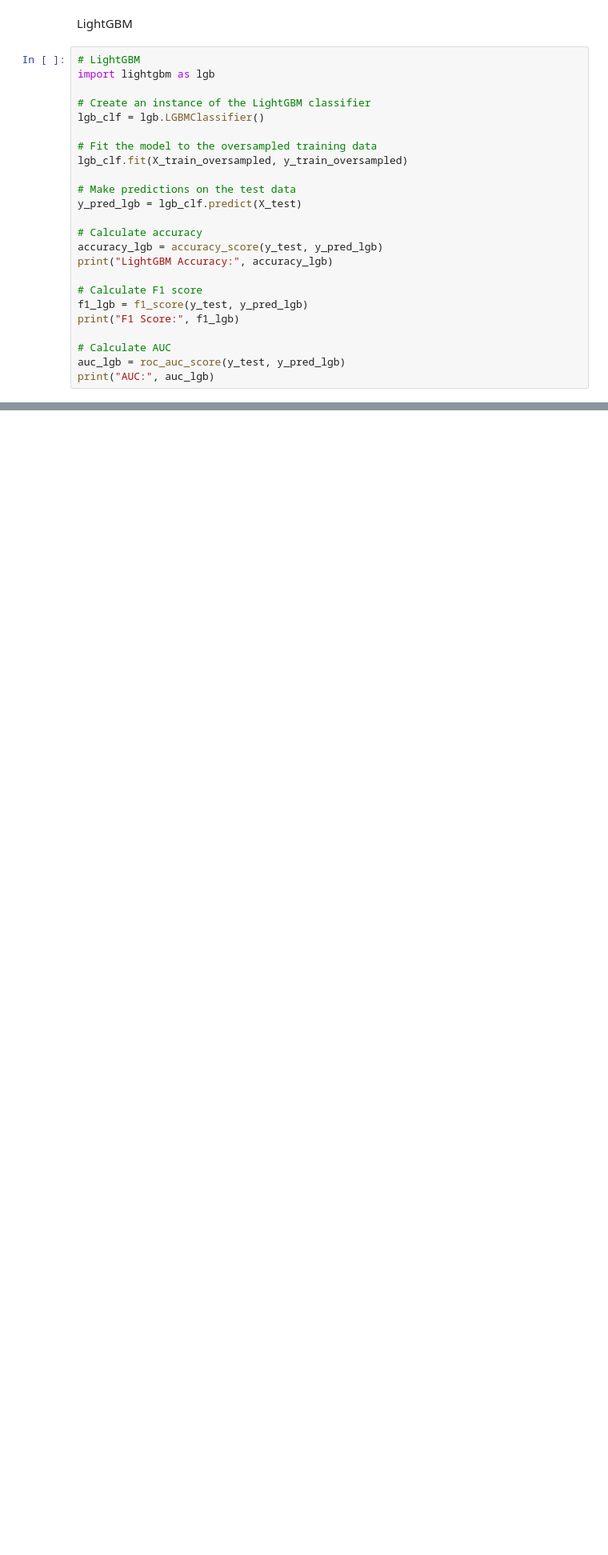
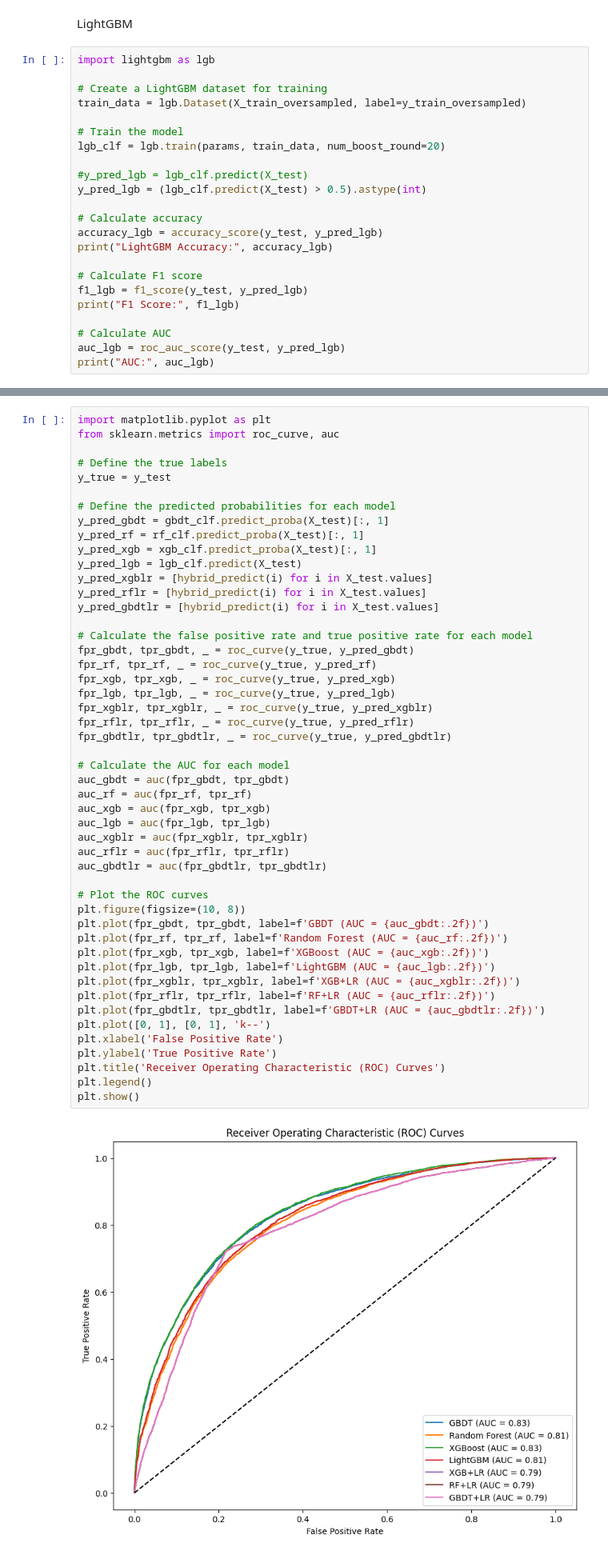
Before and after one commit to Lasya-t07/mini-proj, a Jupyter notebook: new code.ipynb, the cells around one changed output, grey strips where cells are left out. Shown at 80% size. Cells and saved outputs as stored; diff of their text form; blank space fills up the shorter version.

```diff
--- a/new code.ipynb
+++ b/new code.ipynb
@@ -253,17 +261,16 @@ AUC: 0.729033057773632
 # %% [markdown]
 LightGBM
 # %%
-# LightGBM
 import lightgbm as lgb
 
-# Create an instance of the LightGBM classifier
-lgb_clf = lgb.LGBMClassifier()
+# Create a LightGBM dataset for training
+train_data = lgb.Dataset(X_train_oversampled, label=y_train_oversampled)
 
-# Fit the model to the oversampled training data
-lgb_clf.fit(X_train_oversampled, y_train_oversampled)
+# Train the model
+lgb_clf = lgb.train(params, train_data, num_boost_round=20)
 
-# Make predictions on the test data
-y_pred_lgb = lgb_clf.predict(X_test)
+#y_pred_lgb = lgb_clf.predict(X_test)
+y_pred_lgb = (lgb_clf.predict(X_test) > 0.5).astype(int)
 
 # Calculate accuracy
 accuracy_lgb = accuracy_score(y_test, y_pred_lgb)
@@ -290,0 +447,51 @@ AUC: 0.7545284235501815
+# %%
+import matplotlib.pyplot as plt
+from sklearn.metrics import roc_curve, auc
+
+# Define the true labels
+y_true = y_test
+
+# Define the predicted probabilities for each model
+y_pred_gbdt = gbdt_clf.predict_proba(X_test)[:, 1]
+y_pred_rf = rf_clf.predict_proba(X_test)[:, 1]
+y_pred_xgb = xgb_clf.predict_proba(X_test)[:, 1]
+y_pred_lgb = lgb_clf.predict(X_test)
+y_pred_xgblr = [hybrid_predict(i) for i in X_test.values]
+y_pred_rflr = [hybrid_predict(i) for i in X_test.values]
+y_pred_gbdtlr = [hybrid_predict(i) for i in X_test.values]
+
+# Calculate the false positive rate and true positive rate for each model
+fpr_gbdt, tpr_gbdt, _ = roc_curve(y_true, y_pred_gbdt)
+fpr_rf, tpr_rf, _ = roc_curve(y_true, y_pred_rf)
+fpr_xgb, tpr_xgb, _ = roc_curve(y_true, y_pred_xgb)
+fpr_lgb, tpr_lgb, _ = roc_curve(y_true, y_pred_lgb)
+fpr_xgblr, tpr_xgblr, _ = roc_curve(y_true, y_pred_xgblr)
+fpr_rflr, tpr_rflr, _ = roc_curve(y_true, y_pred_rflr)
+fpr_gbdtlr, tpr_gbdtlr, _ = roc_curve(y_true, y_pred_gbdtlr)
+
+# Calculate the AUC for each model
+auc_gbdt = auc(fpr_gbdt, tpr_gbdt)
+auc_rf = auc(fpr_rf, tpr_rf)
+auc_xgb = auc(fpr_xgb, tpr_xgb)
+auc_lgb = auc(fpr_lgb, tpr_lgb)
+auc_xgblr = auc(fpr_xgblr, tpr_xgblr)
+auc_rflr = auc(fpr_rflr, tpr_rflr)
+auc_gbdtlr = auc(fpr_gbdtlr, tpr_gbdtlr)
+
+# Plot the ROC curves
+plt.figure(figsize=(10, 8))
+plt.plot(fpr_gbdt, tpr_gbdt, label=f'GBDT (AUC = {auc_gbdt:.2f})')
+plt.plot(fpr_rf, tpr_rf, label=f'Random Forest (AUC = {auc_rf:.2f})')
+plt.plot(fpr_xgb, tpr_xgb, label=f'XGBoost (AUC = {auc_xgb:.2f})')
+plt.plot(fpr_lgb, tpr_lgb, label=f'LightGBM (AUC = {auc_lgb:.2f})')
+plt.plot(fpr_xgblr, tpr_xgblr, label=f'XGB+LR (AUC = {auc_xgblr:.2f})')
+plt.plot(fpr_rflr, tpr_rflr, label=f'RF+LR (AUC = {auc_rflr:.2f})')
+plt.plot(fpr_gbdtlr, tpr_gbdtlr, label=f'GBDT+LR (AUC = {auc_gbdtlr:.2f})')
+plt.plot([0, 1], [0, 1], 'k--')
+plt.xlabel('False Positive Rate')
+plt.ylabel('True Positive Rate')
+plt.title('Receiver Operating Characteristic (ROC) Curves')
+plt.legend()
+plt.show()
+# %% [output]
+[figure, added]
```
Also changed, not shown: parts of 27 cells of this notebook, 21 other files.
